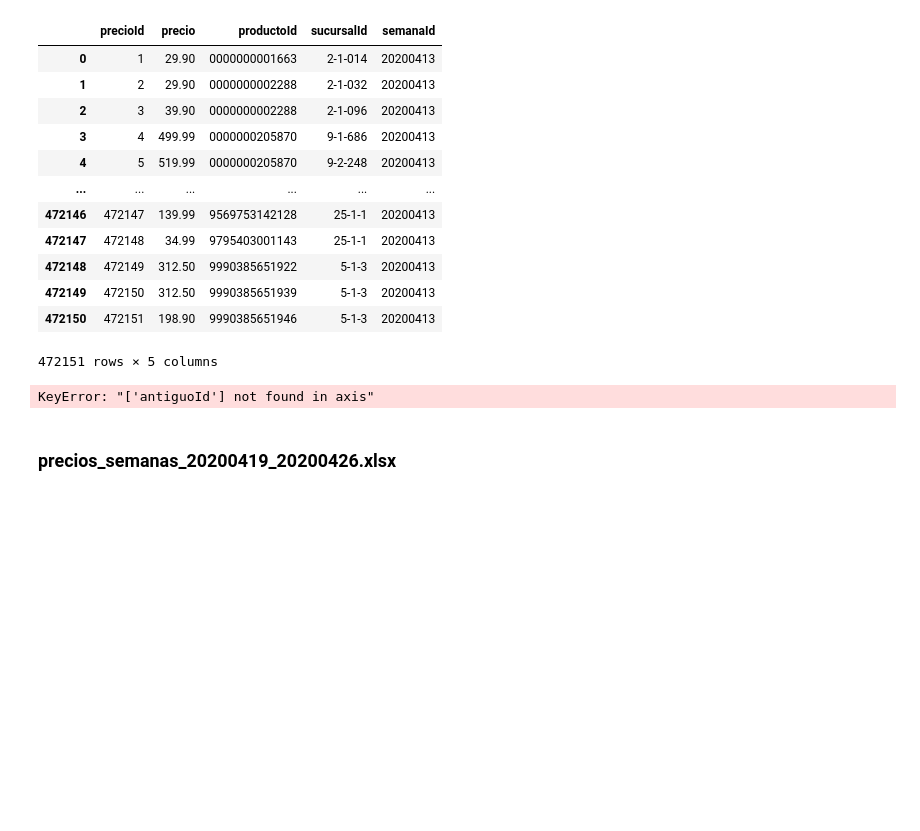
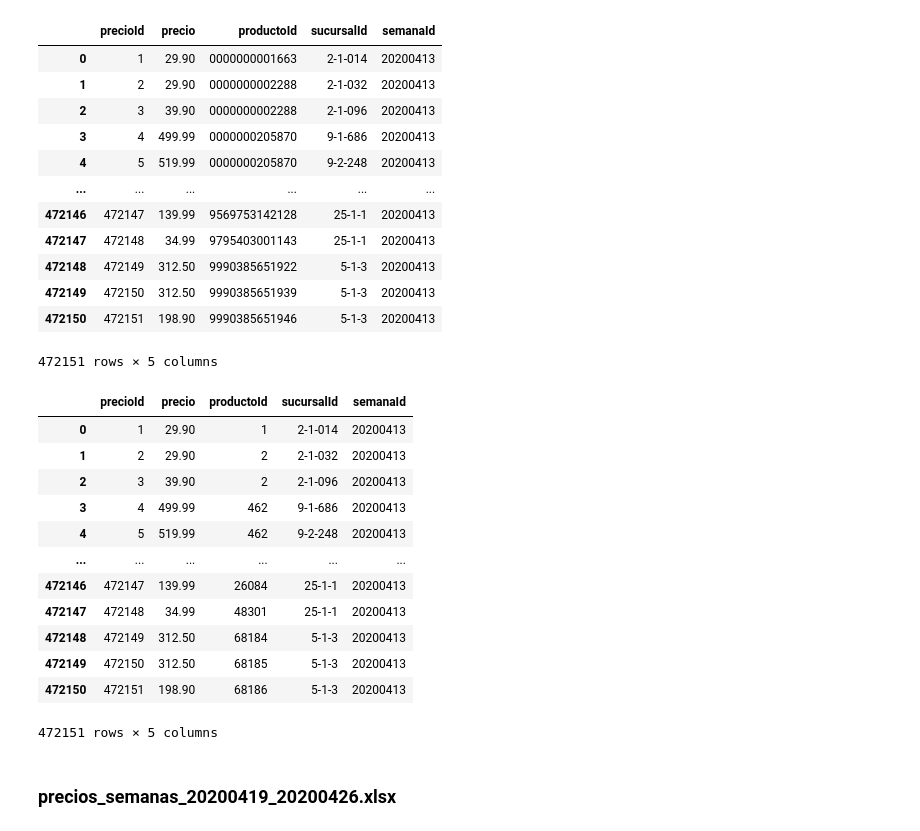
Before and after one commit to marianaiv/ETL_PI01, a Jupyter notebook: notebooks/transformaciones_precios.ipynb, the cells around one changed output. Cells and saved outputs as stored; diff of their text form; code cells hidden in the pictures; blank space fills up the shorter version.

```diff
--- a/notebooks/transformaciones_precios.ipynb
+++ b/notebooks/transformaciones_precios.ipynb
@@ -126,14 +126,25 @@ precios_0413
 # %%
 # cambio los indices de producto por los nuevos
 prod_aux = pd.read_csv('../datasets/producto_auxiliar.csv') #se genera en transformaciones_producto.ipynb
 precios_0413 = pd.merge(precios_0413, prod_aux, left_on = 'productoId', right_on = 'antiguoId', how = 'left')
 precios_0413.drop(['productoId_x','antiguoId'], axis=1, inplace=True)
-precios_0413.drop('antiguoId', axis=1, inplace=True)
 precios_0413.rename({'productoId_y':'productoId'}, axis='columns', inplace=True)
 precios_0413 = precios_0413[['precioId','precio','productoId','sucursalId','semanaId']].copy()
 precios_0413
 # %% [output]
+|  | precioId | precio | productoId | sucursalId | semanaId |
+| 0 | 1 | 29.90 | 1 | 2-1-014 | 20200413 |
+| 1 | 2 | 29.90 | 2 | 2-1-032 | 20200413 |
+| 2 | 3 | 39.90 | 2 | 2-1-096 | 20200413 |
+| 3 | 4 | 499.99 | 462 | 9-1-686 | 20200413 |
+| 4 | 5 | 519.99 | 462 | 9-2-248 | 20200413 |
+| ... | ... | ... | ... | ... | ... |
+| 472146 | 472147 | 139.99 | 26084 | 25-1-1 | 20200413 |
+| 472147 | 472148 | 34.99 | 48301 | 25-1-1 | 20200413 |
+| 472148 | 472149 | 312.50 | 68184 | 5-1-3 | 20200413 |
+| 472149 | 472150 | 312.50 | 68185 | 5-1-3 | 20200413 |
+| 472150 | 472151 | 198.90 | 68186 | 5-1-3 | 20200413 |
-KeyError: "['antiguoId'] not found in axis"
+472151 rows × 5 columns
 # %%
 # Guardo a un csv
 precios_0413.to_csv('../datasets/precios_0413.csv', index=False)
```
Also changed, not shown: parts of 23 cells of this notebook, 3 other files.
